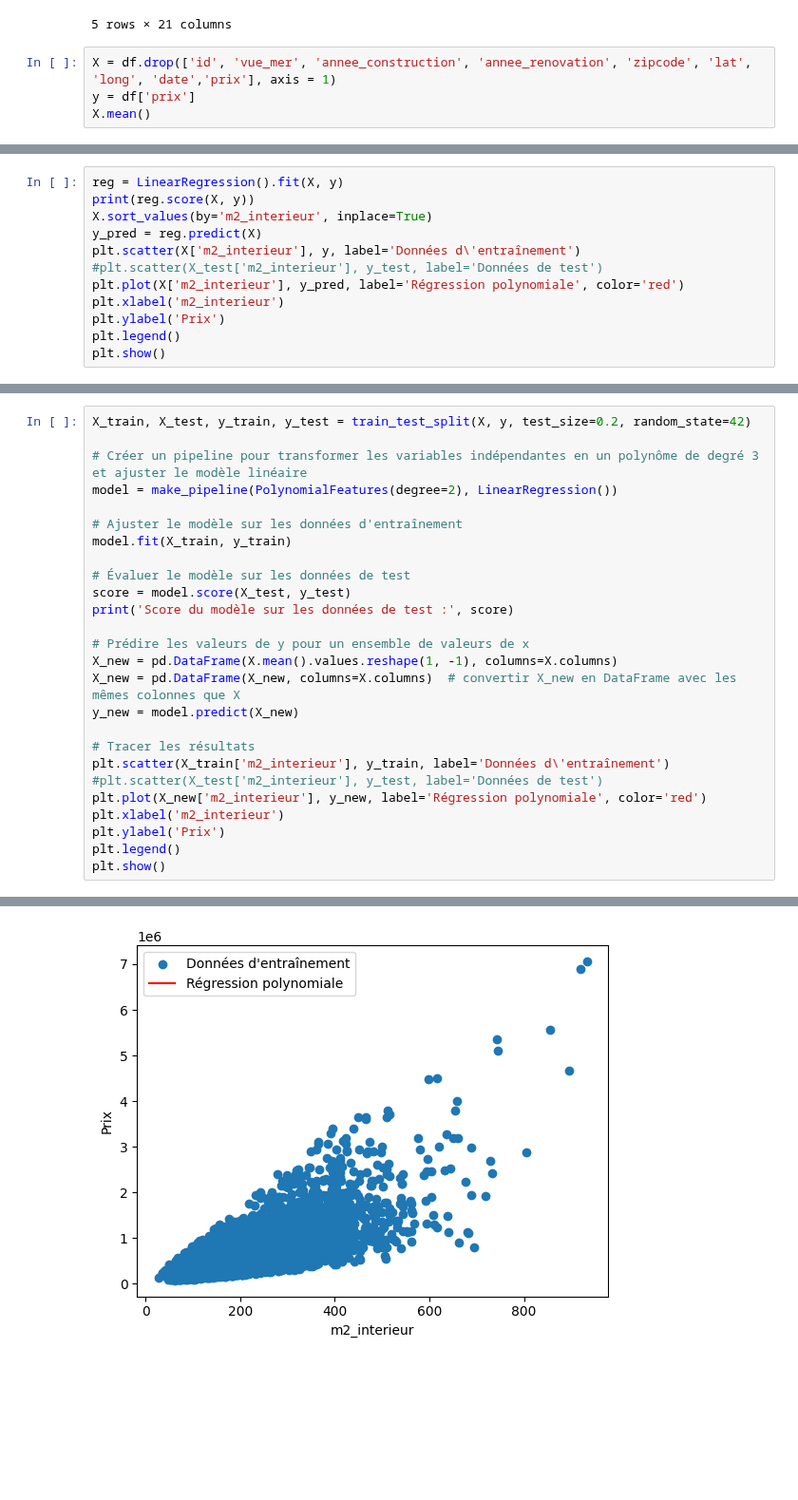
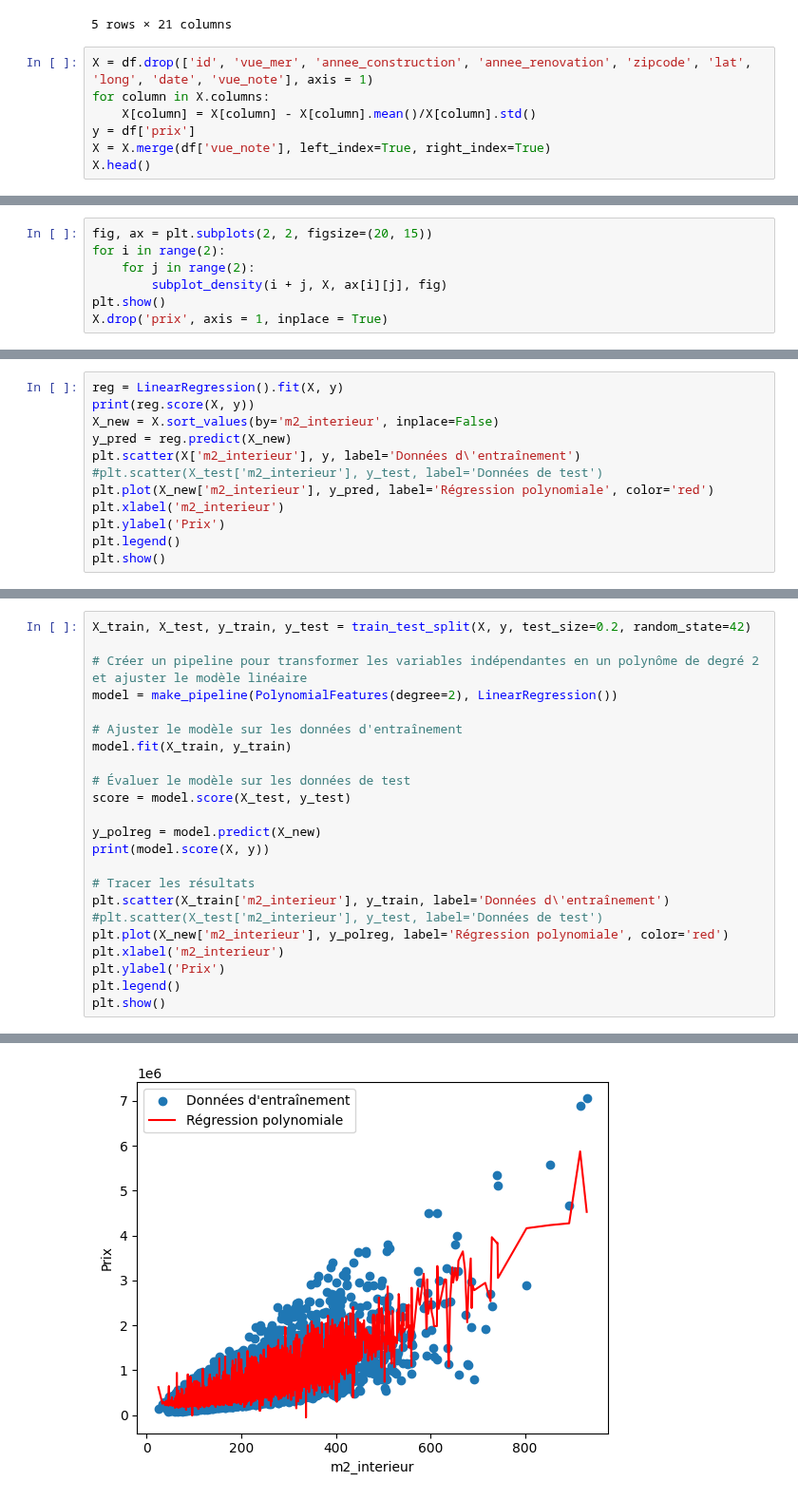
Before and after one commit to ErwannE/Challenge_PRAMA, a Jupyter notebook: Viannax.ipynb, the cells around one changed output, grey strips where cells are left out. Shown at 95% size. Cells and saved outputs as stored; diff of their text form; blank space fills up the shorter version.

Commit message:
Test des données nettoyées, pas concluant

```diff
--- a/Viannax.ipynb
+++ b/Viannax.ipynb
@@ -22,7 +28,10 @@ df.head()
 | 4 | 6743700335 | 2014-06-04T00:00:00Z | 470000 | 3 | 2.00 | 167.224080 | 1176.978818 | 167.224080 | 0.000000 | ... |
 5 rows × 21 columns
 # %%
-X = df.drop(['id', 'vue_mer', 'annee_construction', 'annee_renovation', 'zipcode', 'lat', 'long', 'date','prix'], axis = 1)
+X = df.drop(['id', 'vue_mer', 'annee_construction', 'annee_renovation', 'zipcode', 'lat', 'long', 'date', 'vue_note'], axis = 1)
+for column in X.columns:
+    X[column] = X[column] - X[column].mean()/X[column].std()
 y = df['prix']
-X.mean()
+X = X.merge(df['vue_note'], left_index=True, right_index=True)
+X.head()
 # %% [output]
@@ -41,0 +59,7 @@ dtype: float64
+# %%
+fig, ax = plt.subplots(2, 2, figsize=(20, 15))
+for i in range(2):
+    for j in range(2):
+        subplot_density(i + j, X, ax[i][j], fig)
+plt.show()
+X.drop('prix', axis = 1, inplace = True)
@@ -42,11 +75,11 @@ dtype: float64
 # %%
 reg = LinearRegression().fit(X, y)
 print(reg.score(X, y))
-X.sort_values(by='m2_interieur', inplace=True)
-y_pred = reg.predict(X)
+X_new = X.sort_values(by='m2_interieur', inplace=False)
+y_pred = reg.predict(X_new)
 plt.scatter(X['m2_interieur'], y, label='Données d\'entraînement')
 #plt.scatter(X_test['m2_interieur'], y_test, label='Données de test')
-plt.plot(X['m2_interieur'], y_pred, label='Régression polynomiale', color='red')
+plt.plot(X_new['m2_interieur'], y_pred, label='Régression polynomiale', color='red')
 plt.xlabel('m2_interieur')
 plt.ylabel('Prix')
 plt.legend()
@@ -57,7 +90,7 @@ plt.show()
 # %%
 X_train, X_test, y_train, y_test = train_test_split(X, y, test_size=0.2, random_state=42)
 
-# Créer un pipeline pour transformer les variables indépendantes en un polynôme de degré 3 et ajuster le modèle linéaire
+# Créer un pipeline pour transformer les variables indépendantes en un polynôme de degré 2 et ajuster le modèle linéaire
 model = make_pipeline(PolynomialFeatures(degree=2), LinearRegression())
 
 # Ajuster le modèle sur les données d'entraînement
@@ -65,17 +98,14 @@ model.fit(X_train, y_train)
 
 # Évaluer le modèle sur les données de test
 score = model.score(X_test, y_test)
-print('Score du modèle sur les données de test :', score)
 
-# Prédire les valeurs de y pour un ensemble de valeurs de x
-X_new = pd.DataFrame(X.mean().values.reshape(1, -1), columns=X.columns)
-X_new = pd.DataFrame(X_new, columns=X.columns)  # convertir X_new en DataFrame avec les mêmes colonnes que X
-y_new = model.predict(X_new)
+y_polreg = model.predict(X_new)
+print(model.score(X, y))
 
 # Tracer les résultats
 plt.scatter(X_train['m2_interieur'], y_train, label='Données d\'entraînement')
 #plt.scatter(X_test['m2_interieur'], y_test, label='Données de test')
-plt.plot(X_new['m2_interieur'], y_new, label='Régression polynomiale', color='red')
+plt.plot(X_new['m2_interieur'], y_polreg, label='Régression polynomiale', color='red')
 plt.xlabel('m2_interieur')
 plt.ylabel('Prix')
 plt.legend()
@@ -85 +115 @@ Score du modèle sur les données de test : 0.6842017071238831
-[figure, old version]
+[figure, new version]
```
Also changed, not shown: parts of 36 cells of this notebook.
